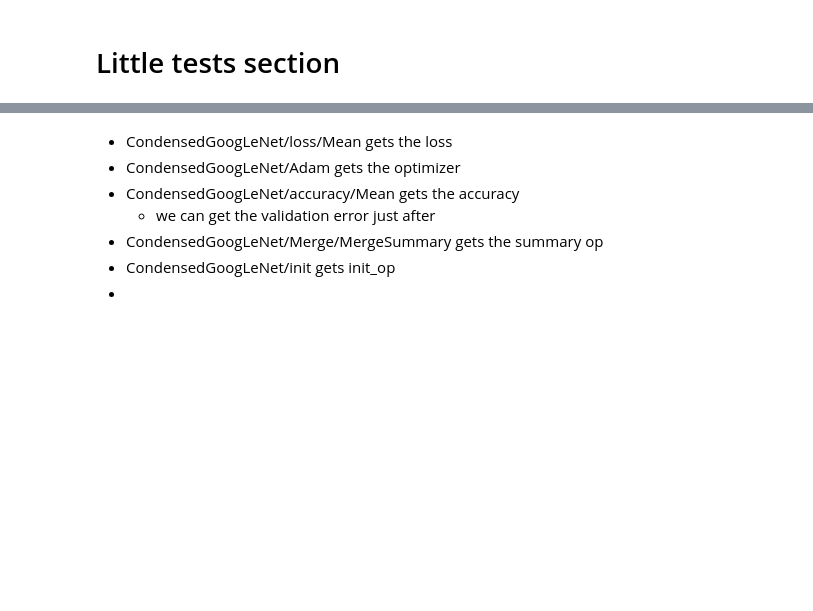
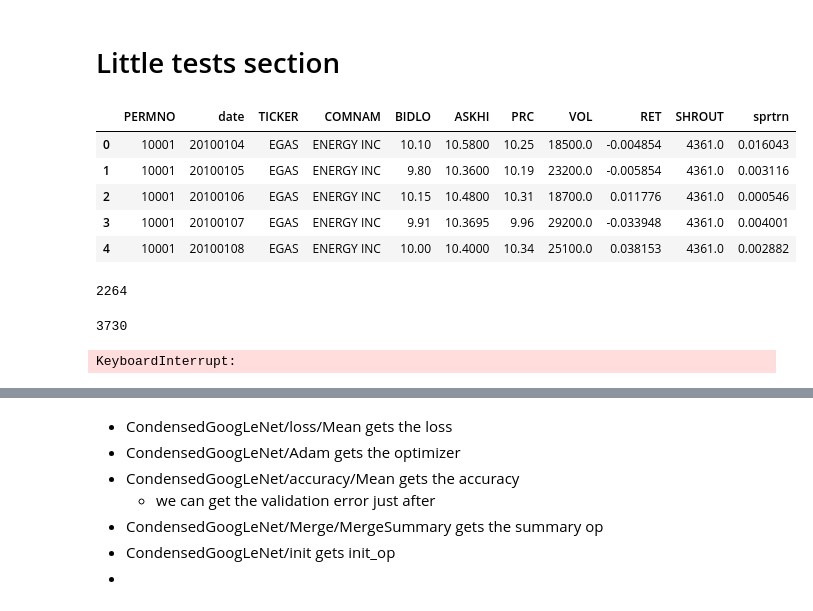
Before and after one commit to kathy-jzh/DeepLearningAllocationCNN, a Jupyter notebook: data_and_training.ipynb, the cells around one changed output, grey strips where cells are left out. Drawn from its saved outputs; the diff is of its cells as text; code cells hidden in the pictures; blank space fills up the shorter version.

```diff
--- a/data_and_training.ipynb
+++ b/data_and_training.ipynb
@@ -258,0 +261,22 @@ tmp
+# %%
+df_raw.head()
+# %% [output]
+|  | PERMNO | date | TICKER | COMNAM | BIDLO | ASKHI | PRC | VOL | RET | SHROUT | sprtrn |
+| 0 | 10001 | 20100104 | EGAS | ENERGY INC | 10.10 | 10.5800 | 10.25 | 18500.0 | -0.004854 | 4361.0 | 0.016043 |
+| 1 | 10001 | 20100105 | EGAS | ENERGY INC | 9.80 | 10.3600 | 10.19 | 23200.0 | -0.005854 | 4361.0 | 0.003116 |
+| 2 | 10001 | 20100106 | EGAS | ENERGY INC | 10.15 | 10.4800 | 10.31 | 18700.0 | 0.011776 | 4361.0 | 0.000546 |
+| 3 | 10001 | 20100107 | EGAS | ENERGY INC | 9.91 | 10.3695 | 9.96 | 29200.0 | -0.033948 | 4361.0 | 0.004001 |
+| 4 | 10001 | 20100108 | EGAS | ENERGY INC | 10.00 | 10.4000 | 10.34 | 25100.0 | 0.038153 | 4361.0 | 0.002882 |
+# %%
+len(df_raw.date.unique())
+# %% [output]
+2264
+# %%
+df2 = df_raw.groupby('PERMNO').count()
+len(df2[df2.VOL==2264])
+# %% [output]
+3730
+# %%
+df_raw.values[0,0]
+# %% [output]
+KeyboardInterrupt:
```
Also changed, not shown: parts of 13 cells of this notebook, 2 other files.
